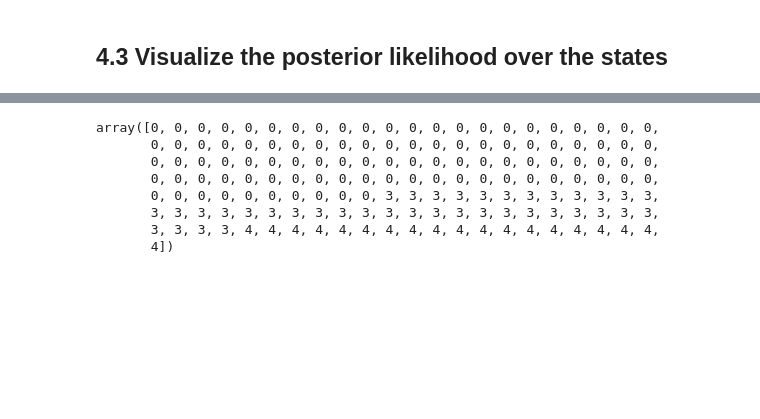
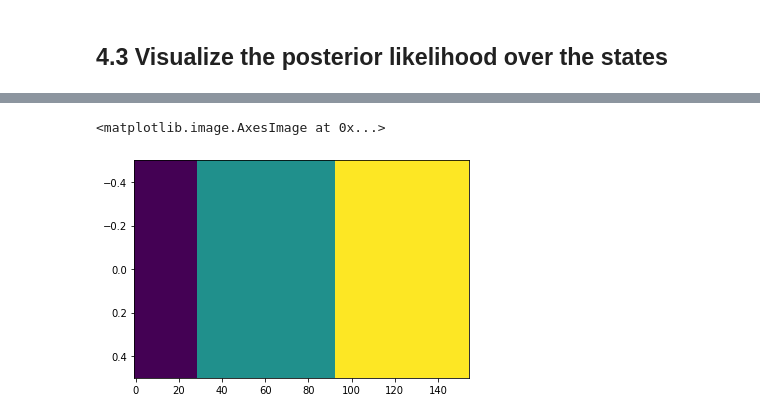
Before and after one commit to pnickl/ssm, a Jupyter notebook: notebooks/Poisson HMM Demo.ipynb, the cells around one changed output, grey strips where cells are left out. Saved outputs shown, nothing was run; the diff lists cells and outputs as text; code cells hidden in the pictures; blank space fills up the shorter version.

```diff
--- a/notebooks/Poisson HMM Demo.ipynb
+++ b/notebooks/Poisson HMM Demo.ipynb
@@ -337,11 +369,5 @@ plt.tight_layout()
-# %%
-simple_hmm.most_likely_states(test_trial_spikes)
-# %% [output]
-array([0, 0, 0, 0, 0, 0, 0, 0, 0, 0, 0, 0, 0, 0, 0, 0, 0, 0, 0, 0, 0, 0,
-       0, 0, 0, 0, 0, 0, 0, 0, 0, 0, 0, 0, 0, 0, 0, 0, 0, 0, 0, 0, 0, 0,
-       0, 0, 0, 0, 0, 0, 0, 0, 0, 0, 0, 0, 0, 0, 0, 0, 0, 0, 0, 0, 0, 0,
-       0, 0, 0, 0, 0, 0, 0, 0, 0, 0, 0, 0, 0, 0, 0, 0, 0, 0, 0, 0, 0, 0,
-       0, 0, 0, 0, 0, 0, 0, 0, 0, 0, 3, 3, 3, 3, 3, 3, 3, 3, 3, 3, 3, 3,
-       3, 3, 3, 3, 3, 3, 3, 3, 3, 3, 3, 3, 3, 3, 3, 3, 3, 3, 3, 3, 3, 3,
-       3, 3, 3, 3, 4, 4, 4, 4, 4, 4, 4, 4, 4, 4, 4, 4, 4, 4, 4, 4, 4, 4,
-       4])
+# %%
+plt.imshow(simple_hmm.most_likely_states(test_trial_spikes)[None, :], aspect="auto")
+# %% [output]
+<matplotlib.image.AxesImage at 0x...>
+[figure, added]
```
Also changed, not shown: parts of 6 cells of this notebook.
